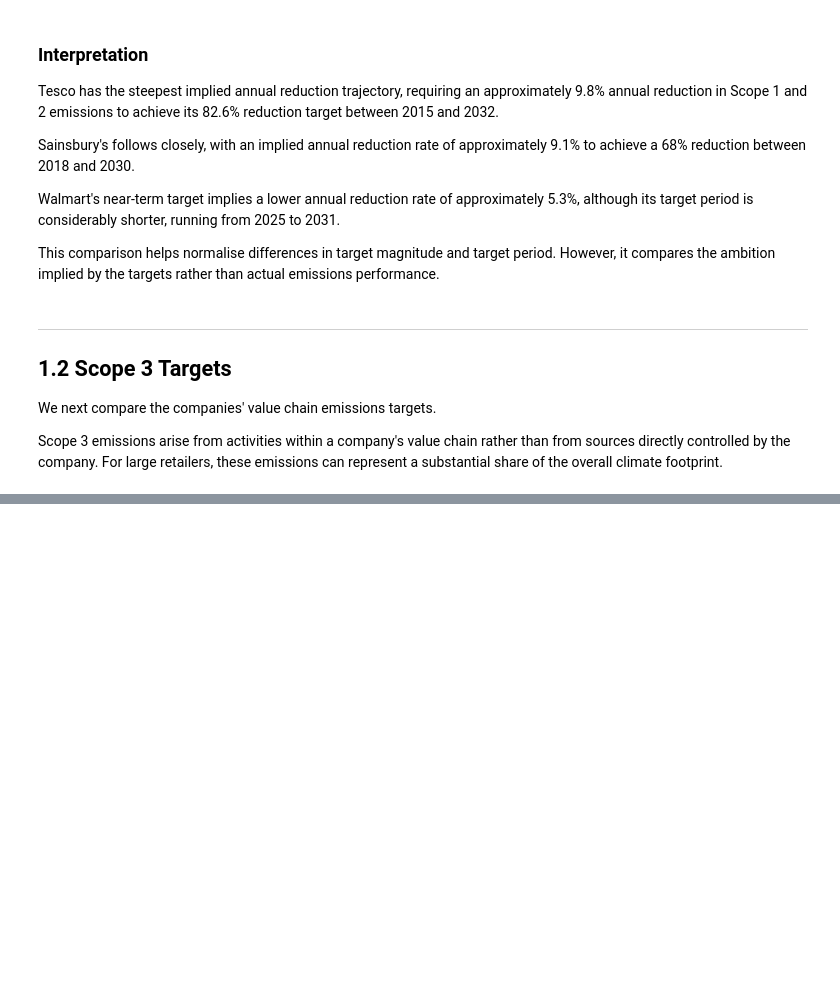
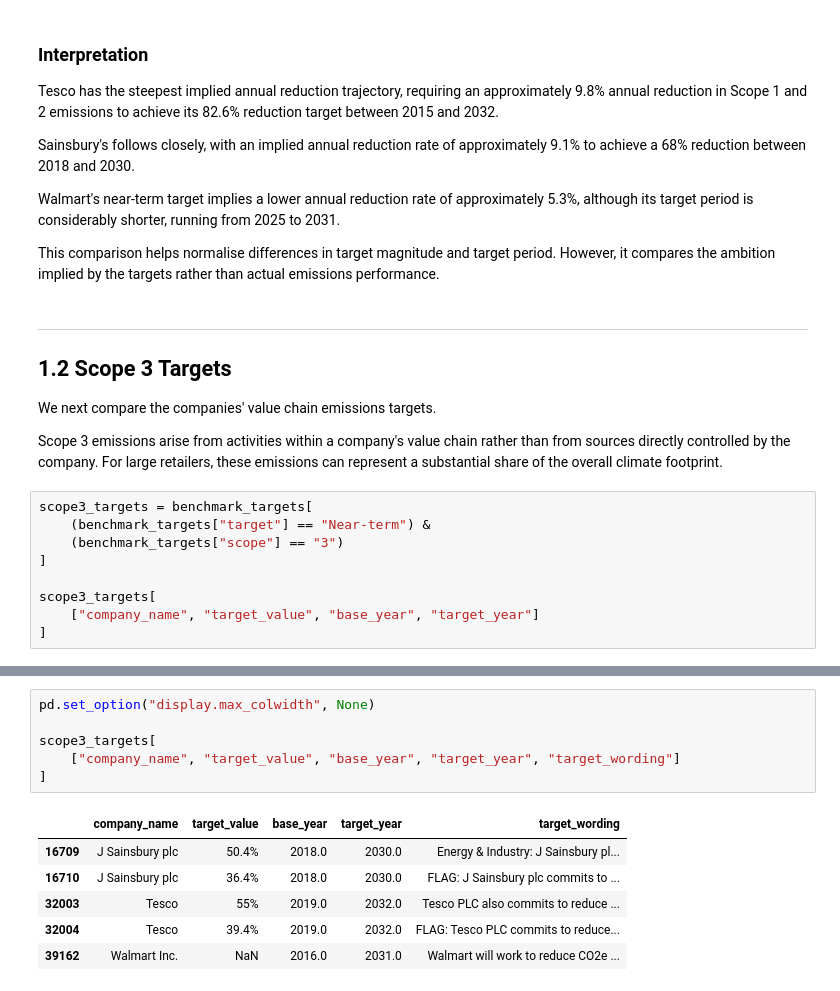
Before and after one commit to naema-bakar/retail-sustainability-benchmarking, a Jupyter notebook: notebooks/03_climate_benchmark.ipynb, the cells around one changed output, grey strips where cells are left out. Drawn from its saved outputs; the diff is of its cells as text; blank space fills up the shorter version.

```diff
--- a/notebooks/03_climate_benchmark.ipynb
+++ b/notebooks/03_climate_benchmark.ipynb
@@ -331,3 +331,12 @@ Scope 3 emissions arise from activities within a company's value chain rather
 than from sources directly controlled by the company. For large retailers,
 these emissions can represent a substantial share of the overall climate
 footprint.
+# %%
+scope3_targets = benchmark_targets[
+    (benchmark_targets["target"] == "Near-term") &
+    (benchmark_targets["scope"] == "3")
+]
+
+scope3_targets[
+    ["company_name", "target_value", "base_year", "target_year"]
+]
@@ -333,0 +350,13 @@ footprint.
+# %%
+pd.set_option("display.max_colwidth", None)
+
+scope3_targets[
+    ["company_name", "target_value", "base_year", "target_year", "target_wording"]
+]
+# %% [output]
+|  | company_name | target_value | base_year | target_year | target_wording |
+| 16709 | J Sainsbury plc | 50.4% | 2018.0 | 2030.0 | Energy & Industry: J Sainsbury pl... |
+| 16710 | J Sainsbury plc | 36.4% | 2018.0 | 2030.0 | FLAG: J Sainsbury plc commits to ... |
+| 32003 | Tesco | 55% | 2019.0 | 2032.0 | Tesco PLC also commits to reduce ... |
+| 32004 | Tesco | 39.4% | 2019.0 | 2032.0 | FLAG: Tesco PLC commits to reduce... |
+| 39162 | Walmart Inc. | NaN | 2016.0 | 2031.0 | Walmart will work to reduce CO2e ... |
```
Also changed, not shown: parts of 34 cells of this notebook.
